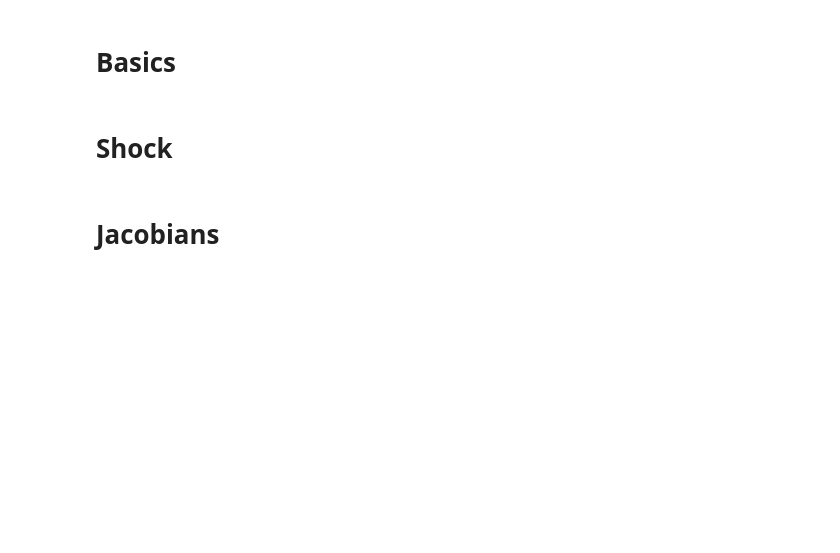
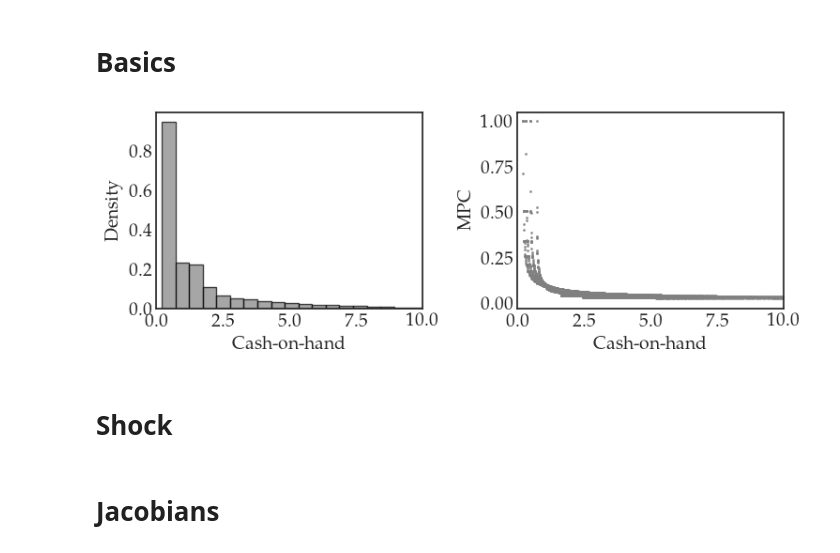
Before and after one commit to funlime/I_HANK_PIGL, a Jupyter notebook: Notbook_complete2.ipynb, the cells around one changed output. Cells and saved outputs as stored; diff of their text form; code cells hidden in the pictures; blank space fills up the shorter version.

```diff
--- a/Notbook_complete2.ipynb
+++ b/Notbook_complete2.ipynb
@@ -114,6 +103,12 @@ if save_figs: fig.savefig('plots/cum_z_a.png', dpi=300, bbox_inches='tight')
 # %%
 fig = figs.plot_trans_matrix(model_baseline)
 if save_figs: fig.savefig('plots/z_trans.png', dpi=300, bbox_inches='tight')
+# %%
+
+fig = figs.show_coh_and_mpc(model_NH)
+if save_figs: fig.savefig('plots/coh_MPC.png', dpi=300, bbox_inches='tight')
+# %% [output]
+[figure, added]
 # %% [markdown]
 # Shock
 # %%
```
Also changed, not shown: parts of 37 cells of this notebook, 17 other files.
